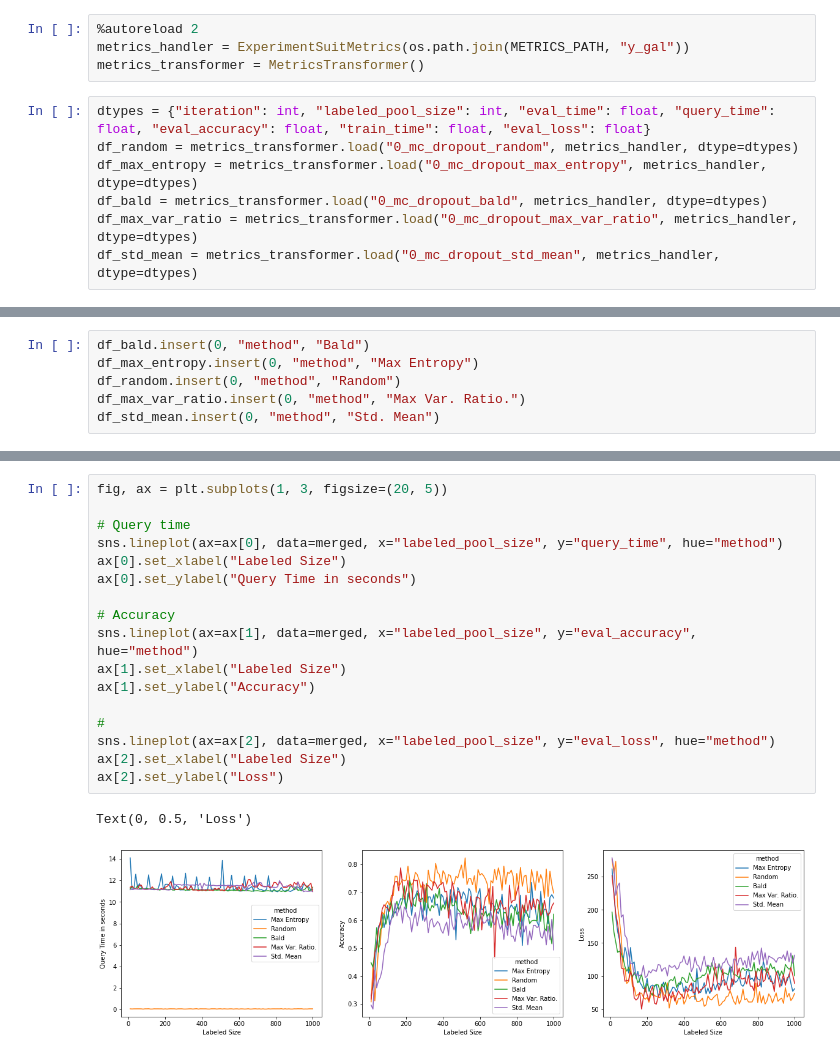
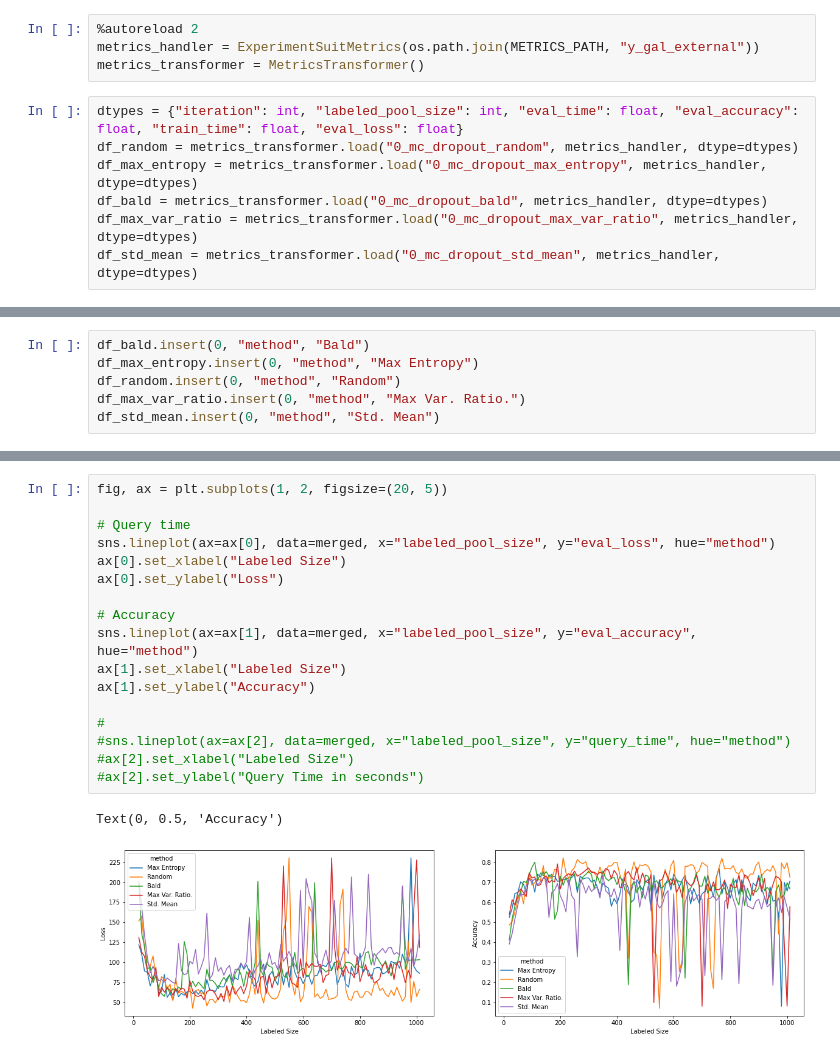
Before and after one commit to ExLeonem/master-thesis-code, a Jupyter notebook: wp/notebooks/debug/y_gal_single_pass.ipynb, the cells around one changed output, grey strips where cells are left out. Drawn from its saved outputs; the diff is of its cells as text.

```diff
--- a/wp/notebooks/debug/y_gal_single_pass.ipynb
+++ b/wp/notebooks/debug/y_gal_single_pass.ipynb
@@ -18,10 +18,10 @@ from active_learning import ExperimentSuitMetrics
 from utils import MetricsTransformer
 # %%
 %autoreload 2
-metrics_handler = ExperimentSuitMetrics(os.path.join(METRICS_PATH, "y_gal"))
+metrics_handler = ExperimentSuitMetrics(os.path.join(METRICS_PATH, "y_gal_external"))
 metrics_transformer = MetricsTransformer()
 # %%
-dtypes = {"iteration": int, "labeled_pool_size": int, "eval_time": float, "query_time": float, "eval_accuracy": float, "train_time": float, "eval_loss": float}
+dtypes = {"iteration": int, "labeled_pool_size": int, "eval_time": float, "eval_accuracy": float, "train_time": float, "eval_loss": float}
 df_random = metrics_transformer.load("0_mc_dropout_random", metrics_handler, dtype=dtypes)
 df_max_entropy = metrics_transformer.load("0_mc_dropout_max_entropy", metrics_handler, dtype=dtypes)
 df_bald = metrics_transformer.load("0_mc_dropout_bald", metrics_handler, dtype=dtypes)
@@ -130,20 +130,20 @@ merged.head()
 # %%
-fig, ax = plt.subplots(1, 3, figsize=(20, 5))
+fig, ax = plt.subplots(1, 2, figsize=(20, 5))
 
 # Query time
-sns.lineplot(ax=ax[0], data=merged, x="labeled_pool_size", y="query_time", hue="method")
+sns.lineplot(ax=ax[0], data=merged, x="labeled_pool_size", y="eval_loss", hue="method")
 ax[0].set_xlabel("Labeled Size")
-ax[0].set_ylabel("Query Time in seconds")
+ax[0].set_ylabel("Loss")
 
 # Accuracy
 sns.lineplot(ax=ax[1], data=merged, x="labeled_pool_size", y="eval_accuracy", hue="method")
 ax[1].set_xlabel("Labeled Size")
 ax[1].set_ylabel("Accuracy")
 
 #
-sns.lineplot(ax=ax[2], data=merged, x="labeled_pool_size", y="eval_loss", hue="method")
-ax[2].set_xlabel("Labeled Size")
-ax[2].set_ylabel("Loss")
+#sns.lineplot(ax=ax[2], data=merged, x="labeled_pool_size", y="query_time", hue="method")
+#ax[2].set_xlabel("Labeled Size")
+#ax[2].set_ylabel("Query Time in seconds")
 # %% [output]
-Text(0, 0.5, 'Loss')
+Text(0, 0.5, 'Accuracy')
-[figure, old version]
+[figure, new version]
```
Also changed, not shown: parts of 6 cells of this notebook, 13 other files.
